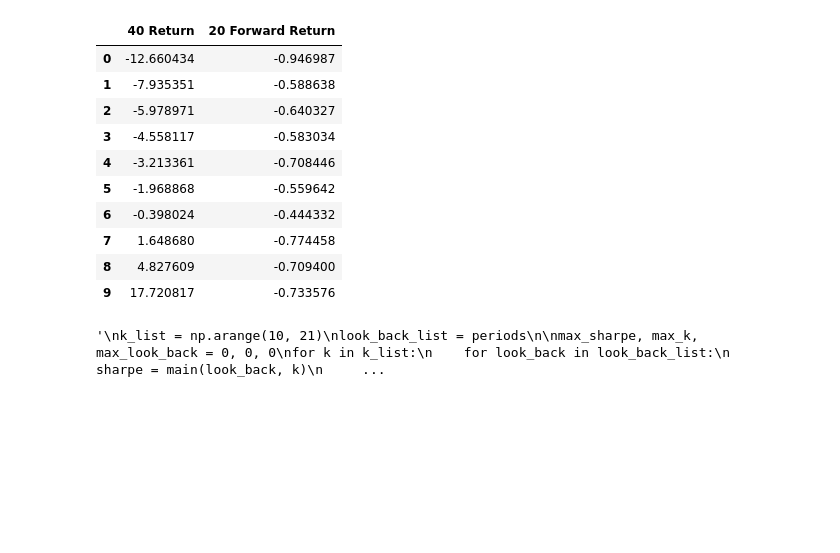
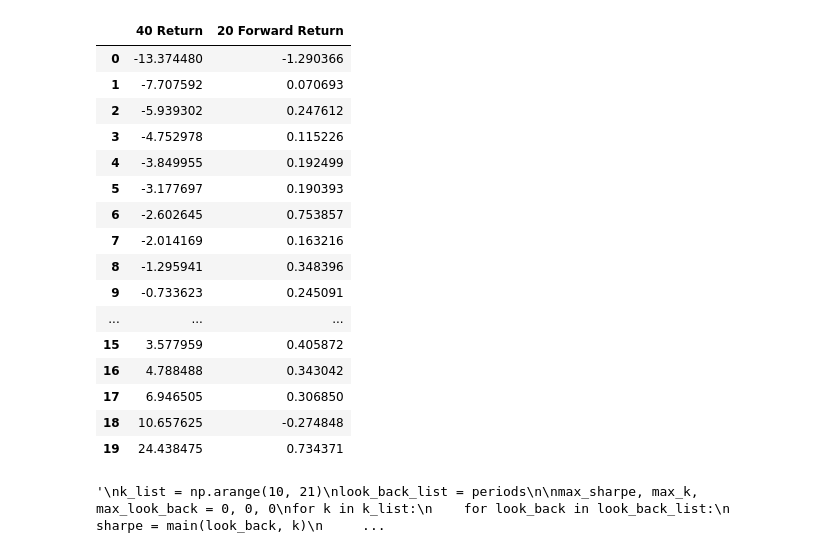
Before and after one commit to createMonster/Multi-Strategy-Quant-System, a Jupyter notebook: playground/momentum_explore.ipynb, the cells around one changed output. Drawn from its saved outputs; the diff is of its cells as text; code cells hidden in the pictures; blank space fills up the shorter version.

```diff
--- a/playground/momentum_explore.ipynb
+++ b/playground/momentum_explore.ipynb
@@ -81,6 +95,6 @@ rank_df
 # %%
 look_back = periods[6]
-k=10
+k=20
 
 portfolio_df = pd.DataFrame(index=rank_df.index)
 target_ret_cols = [f"{inst} {look_back} ret" for inst in target_instruments]
@@ -107,43 +121,49 @@ def lookup_ret(index, portfolio_df, rank_portfolio):
     inst_ret = rank_df.loc[index, ret_cols].mean()
     return inst_fwd_ret, inst_ret
 
 
 rank_cols = [i for i in range(k)]
 result_df = pd.DataFrame(index=portfolio_df.index, columns=rank_cols)
 for i in portfolio_df.index:
     result_df.loc[i, rank_cols] = [[] for _ in range(k)]
     for col in target_ret_cols:
         inst = col.split(" ")[0]
         rank = portfolio_df.loc[i, col]
         result_df.loc[i, rank].append(inst)
 
 for i in result_df.index:
     for rank in result_df[rank_cols]:
         rank_portfolio = result_df.loc[i, rank]
         inst_fwd_ret, inst_ret = lookup_ret(i, portfolio_df, rank_portfolio)
         result_df.loc[i, f"rank {rank} fwd ret"] = inst_fwd_ret
         result_df.loc[i, f"rank {rank} ret"] = inst_ret
 
 
 fwd_ret = result_df[[f"rank {rank} fwd ret" for rank in range(k)]].mean().reset_index(drop=True)
 ret = result_df[[f"rank {rank} ret" for rank in range(k)]].mean().reset_index(drop=True)
 compare_df = pd.concat({f"{look_back} Return": ret, f"{look_ahead} Forward Return": fwd_ret},
                     axis=1)
 compare_df = compare_df.apply(lambda x: x*100)
 
 compare_df
 # %% [output]
 |  | 40 Return | 20 Forward Return |
-| 0 | -12.660434 | -0.946987 |
-| 1 | -7.935351 | -0.588638 |
-| 2 | -5.978971 | -0.640327 |
-| 3 | -4.558117 | -0.583034 |
-| 4 | -3.213361 | -0.708446 |
-| 5 | -1.968868 | -0.559642 |
-| 6 | -0.398024 | -0.444332 |
-| 7 | 1.648680 | -0.774458 |
-| 8 | 4.827609 | -0.709400 |
-| 9 | 17.720817 | -0.733576 |
+| 0 | -13.374480 | -1.290366 |
+| 1 | -7.707592 | 0.070693 |
+| 2 | -5.939302 | 0.247612 |
+| 3 | -4.752978 | 0.115226 |
+| 4 | -3.849955 | 0.192499 |
+| 5 | -3.177697 | 0.190393 |
+| 6 | -2.602645 | 0.753857 |
+| 7 | -2.014169 | 0.163216 |
+| 8 | -1.295941 | 0.348396 |
+| 9 | -0.733623 | 0.245091 |
+| ... | ... | ... |
+| 15 | 3.577959 | 0.405872 |
+| 16 | 4.788488 | 0.343042 |
+| 17 | 6.946505 | 0.306850 |
+| 18 | 10.657625 | -0.274848 |
+| 19 | 24.438475 | 0.734371 |
 # %%
 """
 k_list = np.arange(10, 21)
```
Also changed, not shown: parts of 3 cells of this notebook.
